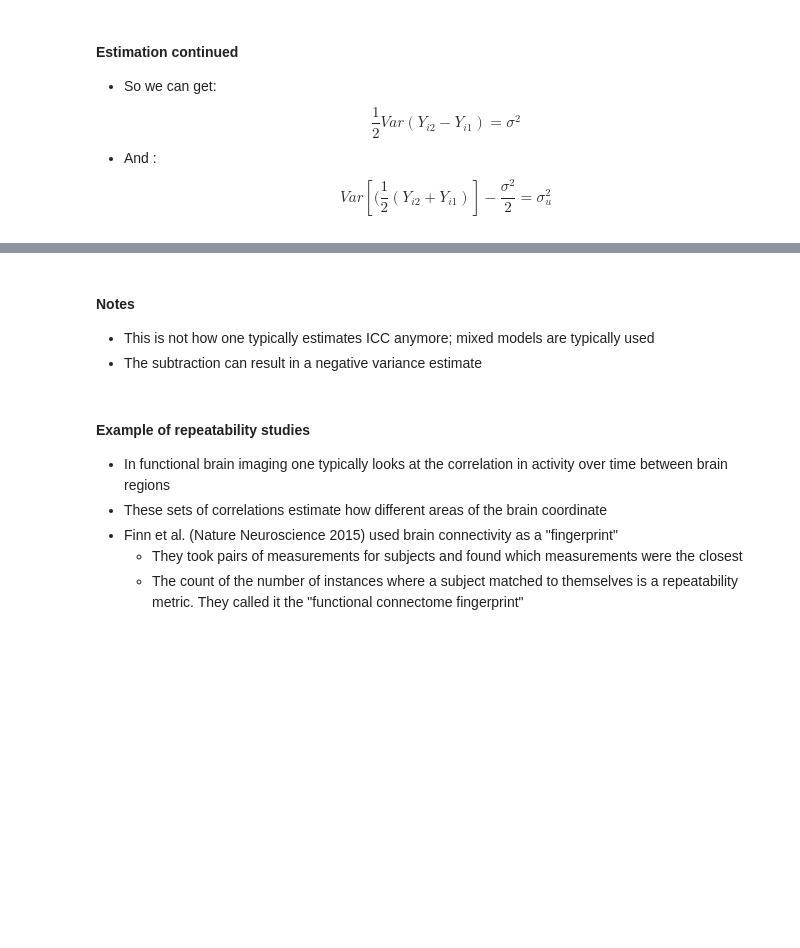
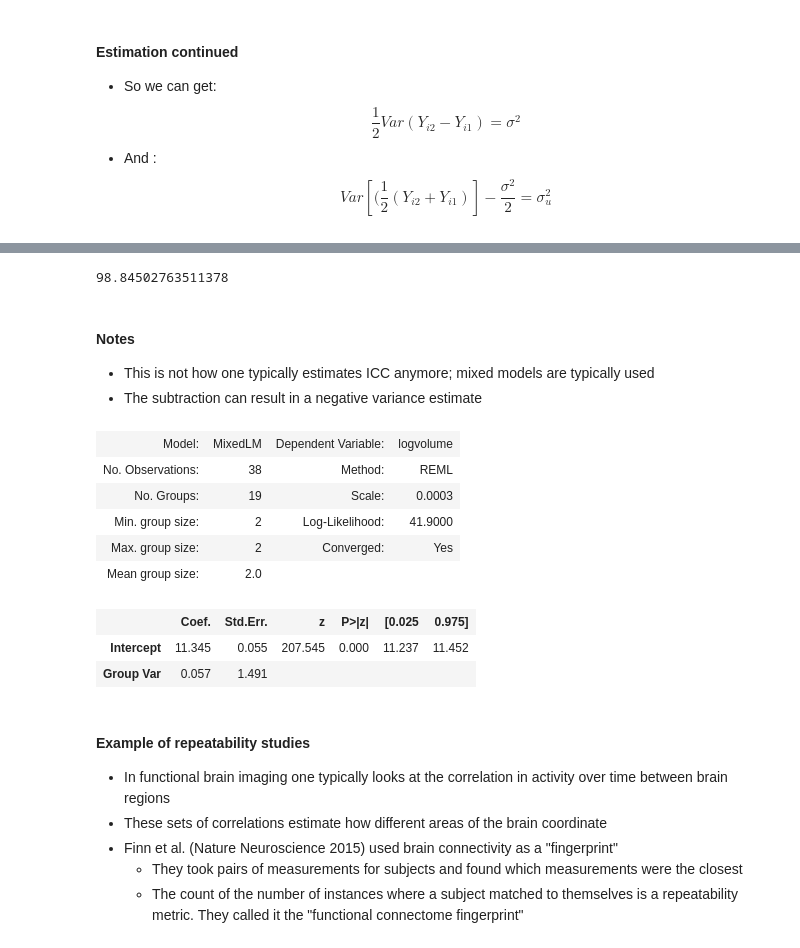
Before and after one commit to smart-stats/odsc_2023, a Jupyter notebook: part_2.ipynb, the cells around one changed output, grey strips where cells are left out. Drawn from its saved outputs; the diff is of its cells as text; code cells hidden in the pictures; blank space fills up the shorter version.

```diff
--- a/part_2.ipynb
+++ b/part_2.ipynb
@@ -109,7 +108,36 @@ print(sigmausq / (sigmasq + sigmausq) * 100)
+# %%
+## Calculating the ICC manually
+sigmasq = np.var(np.log(csf1) - np.log(csf2))
+sigmausq = np.var(0.5 * np.log(csf1) + 0.5 * np.log(csf2)) - sigmasq/2
+print(100 * sigmausq / (sigmausq + sigmasq))
+# %% [output]
+98.84502763511378
 # %% [markdown]
 #### Notes
 + This is not how one typically estimates ICC anymore; mixed models are typically used
 + The subtraction can result in a negative variance estimate
+# %%
+#### Fitting the random effect model
+import pingouin as pg
+import statsmodels.formula.api as smf
+
+csfdf1 = visit1[(visit1['Type'] == 1) & (visit1['Level'] == 1) & (visit1['Object'] == 'CSF')]
+csfdf2 = visit2[(visit2['Type'] == 1) & (visit2['Level'] == 1) & (visit2['Object'] == 'CSF')]
+
+csfdf = pd.concat( [csfdf1, csfdf2] )
+csfdf['logvolume'] = np.log(csfdf['Volume'])
+md = smf.mixedlm("logvolume ~ 1", csfdf, groups=csfdf["ID"]).fit()
+md.summary()
+# %% [output]
+| Model: | MixedLM | Dependent Variable: | logvolume |
+| No. Observations: | 38 | Method: | REML |
+| No. Groups: | 19 | Scale: | 0.0003 |
+| Min. group size: | 2 | Log-Likelihood: | 41.9000 |
+| Max. group size: | 2 | Converged: | Yes |
+| Mean group size: | 2.0 |  |  |
+|  | Coef. | Std.Err. | z | P>|z| | [0.025 | 0.975] |
+| Intercept | 11.345 | 0.055 | 207.545 | 0.000 | 11.237 | 11.452 |
+| Group Var | 0.057 | 1.491 |  |  |  |  |
 # %% [markdown]
 #### Example of repeatability studies
 + In functional brain imaging one typically looks at the correlation in activity over time between brain regions
```
Also changed, not shown: parts of 10 cells of this notebook, 44 other files.
